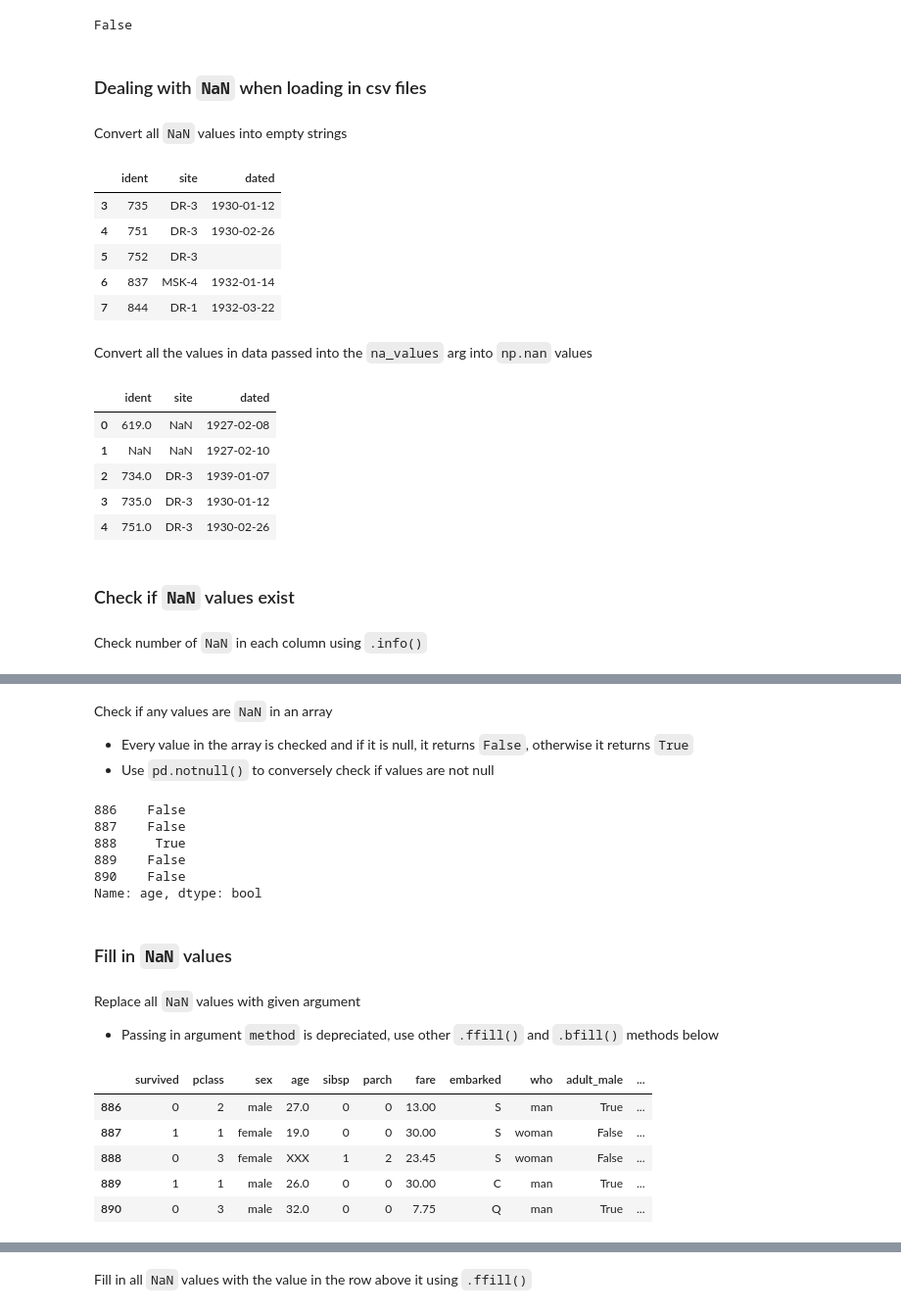
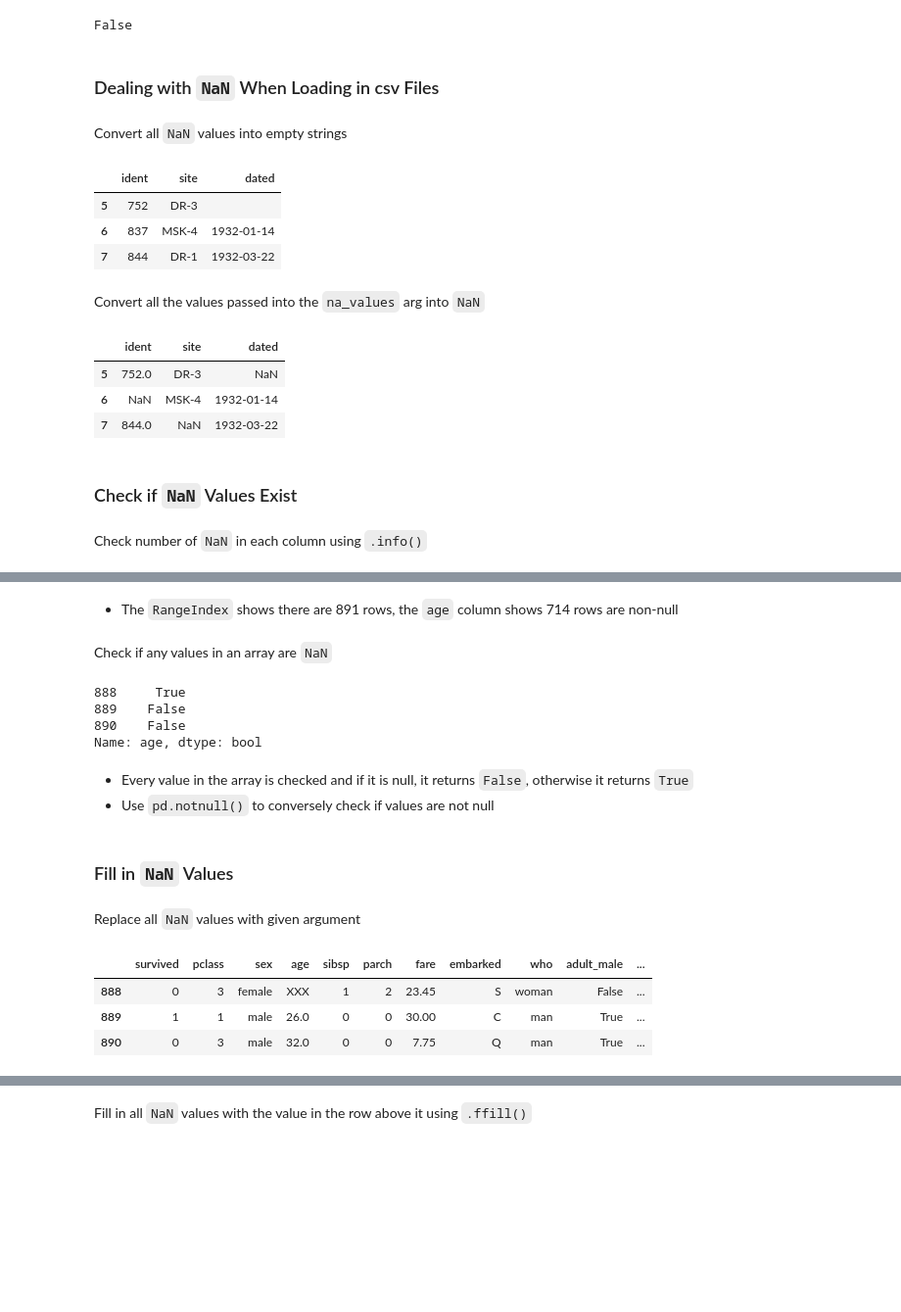
Before and after one commit to cjbayne/softdocs, a Jupyter notebook: docs/guide_pandas.ipynb, the cells around one changed output, grey strips where cells are left out. Shown at 98% size. Cells and saved outputs as stored; diff of their text form; code cells hidden in the pictures; blank space fills up the shorter version.

```diff
--- a/docs/guide_pandas.ipynb
+++ b/docs/guide_pandas.ipynb
@@ -437,32 +446,28 @@ np.nan == np.nan
 # %% [output]
 False
 # %% [markdown]
-### Dealing with `NaN` when loading in csv files
+### Dealing with `NaN` When Loading in csv Files
 # %% [markdown]
 Convert all `NaN` values into empty strings
 # %%
-pd.read_csv(survey_path, keep_default_na=False).tail()
+pd.read_csv(survey_path, keep_default_na=False).tail(3)
 # %% [output]
 |  | ident | site | dated |
-| 3 | 735 | DR-3 | 1930-01-12 |
-| 4 | 751 | DR-3 | 1930-02-26 |
 | 5 | 752 | DR-3 |  |
 | 6 | 837 | MSK-4 | 1932-01-14 |
 | 7 | 844 | DR-1 | 1932-03-22 |
 # %% [markdown]
-Convert all the values in data passed into the `na_values` arg into `np.nan` values
+Convert all the values passed into the `na_values` arg into `NaN`
 # %%
-na_values = ["DR-1", 622]
-pd.read_csv(survey_path, na_values=na_values).head()
+na_values = ["DR-1", 837]
+pd.read_csv(survey_path, na_values=na_values).tail(3)
 # %% [output]
 |  | ident | site | dated |
-| 0 | 619.0 | NaN | 1927-02-08 |
-| 1 | NaN | NaN | 1927-02-10 |
-| 2 | 734.0 | DR-3 | 1939-01-07 |
-| 3 | 735.0 | DR-3 | 1930-01-12 |
-| 4 | 751.0 | DR-3 | 1930-02-26 |
+| 5 | 752.0 | DR-3 | NaN |
+| 6 | NaN | MSK-4 | 1932-01-14 |
+| 7 | 844.0 | NaN | 1932-03-22 |
 # %% [markdown]
-### Check if `NaN` values exist
+### Check if `NaN` Values Exist
 # %% [markdown]
 Check number of `NaN` in each column using `.info()`
 # %%
@@ -488,32 +493,30 @@ Data columns (total 13 columns):
  12  alone        891 non-null    bool
 dtypes: bool(2), float64(2), int64(4), object(5)
 memory usage: 78.4+ KB
+# %% [markdown]
+- The `RangeIndex` shows there are 891 rows, the `age` column shows 714 rows are non-null
 # %% [markdown]
-Check if any values are `NaN` in an array
-- Every value in the array is checked and if it is null, it returns `False`, otherwise it returns `True`
-- Use `pd.notnull()` to conversely check if values are not null
+Check if any values in an array are `NaN`
 # %%
-# Row 888 returning a True value means there is at least one NaN in that row
-pd.isnull(titanic.loc[:, "age"]).tail()
+# Row 888 returns a True value, meaning there is a NaN in that row
+pd.isnull(titanic.loc[:, "age"]).tail(3)
 # %% [output]
-886    False
-887    False
 888     True
 889    False
 890    False
 Name: age, dtype: bool
+# %% [markdown]
+- Every value in the array is checked and if it is null, it returns `False`, otherwise it returns `True`
+- Use `pd.notnull()` to conversely check if values are not null
 # %% [markdown]
-### Fill in `NaN` values
+### Fill in `NaN` Values
 # %% [markdown]
 Replace all `NaN` values with given argument
-- Passing in argument `method` is depreciated, use other `.ffill()` and `.bfill()` methods below
 # %%
-# Notice the value in age in row 888 was replaced with "XXX"
-titanic.fillna("XXX").tail()
+# All NaN values replaced with string "XXX"
+titanic.fillna("XXX").tail(3)
 # %% [output]
 |  | survived | pclass | sex | age | sibsp | parch | fare | embarked | who | adult_male | ... |
-| 886 | 0 | 2 | male | 27.0 | 0 | 0 | 13.00 | S | man | True | ... |
-| 887 | 1 | 1 | female | 19.0 | 0 | 0 | 30.00 | S | woman | False | ... |
 | 888 | 0 | 3 | female | XXX | 1 | 2 | 23.45 | S | woman | False | ... |
 | 889 | 1 | 1 | male | 26.0 | 0 | 0 | 30.00 | C | man | True | ... |
 | 890 | 0 | 3 | male | 32.0 | 0 | 0 | 7.75 | Q | man | True | ... |
```
Also changed, not shown: parts of 132 cells of this notebook.
